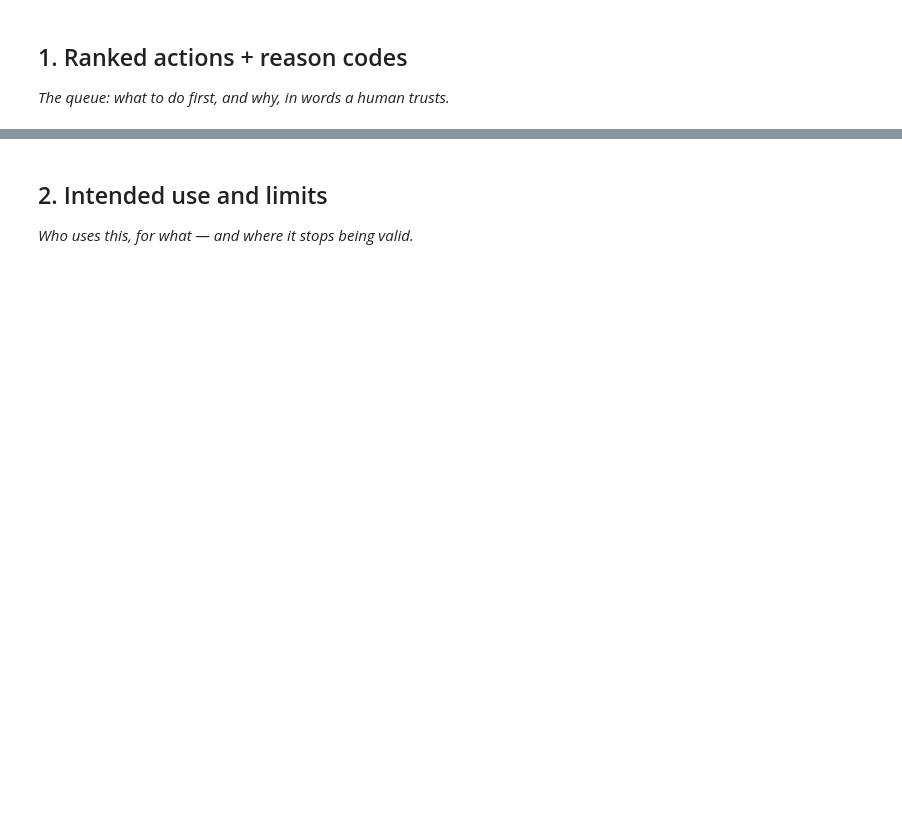
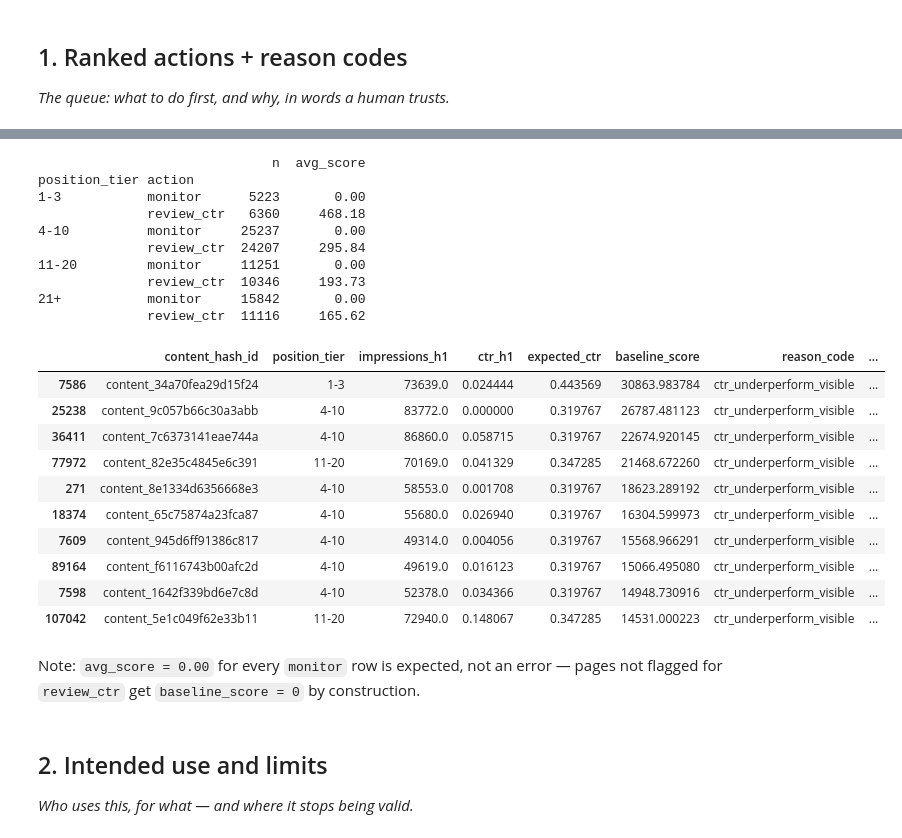
Before and after one commit to M-Sheheryar-khan/FlyRank-ML-Internship-Starter-Repo, a Jupyter notebook: work/notebooks/w07_action_playbook.ipynb, the cells around one changed output, grey strips where cells are left out. Cells and saved outputs as stored; diff of their text form; code cells hidden in the pictures; blank space fills up the shorter version.

```diff
--- a/work/notebooks/w07_action_playbook.ipynb
+++ b/work/notebooks/w07_action_playbook.ipynb
@@ -16,3 +88,39 @@ This skeleton is yours to fill. Work the sections **in order** — each one has
+# %%
+archetype_summary = data.groupby(["position_tier", "action"], observed=True).agg(
+    n=("content_hash_id", "size"),
+    avg_score=("baseline_score", "mean"),
+).round(2)
+print(archetype_summary)
+
+top10 = data.sort_values("baseline_score", ascending=False).head(10)[
+    ["content_hash_id", "position_tier", "impressions_h1", "ctr_h1",
+     "expected_ctr", "baseline_score", "reason_code", "action"]
+]
+top10
+# %% [output]
+                              n  avg_score
+position_tier action
+1-3           monitor      5223       0.00
+              review_ctr   6360     468.18
+4-10          monitor     25237       0.00
+              review_ctr  24207     295.84
+11-20         monitor     11251       0.00
+              review_ctr  10346     193.73
+21+           monitor     15842       0.00
+              review_ctr  11116     165.62
+|  | content_hash_id | position_tier | impressions_h1 | ctr_h1 | expected_ctr | baseline_score | reason_code | ... |
+| 7586 | content_34a70fea29d15f24 | 1-3 | 73639.0 | 0.024444 | 0.443569 | 30863.983784 | ctr_underperform_visible | ... |
+| 25238 | content_9c057b66c30a3abb | 4-10 | 83772.0 | 0.000000 | 0.319767 | 26787.481123 | ctr_underperform_visible | ... |
+| 36411 | content_7c6373141eae744a | 4-10 | 86860.0 | 0.058715 | 0.319767 | 22674.920145 | ctr_underperform_visible | ... |
+| 77972 | content_82e35c4845e6c391 | 11-20 | 70169.0 | 0.041329 | 0.347285 | 21468.672260 | ctr_underperform_visible | ... |
+| 271 | content_8e1334d6356668e3 | 4-10 | 58553.0 | 0.001708 | 0.319767 | 18623.289192 | ctr_underperform_visible | ... |
+| 18374 | content_65c75874a23fca87 | 4-10 | 55680.0 | 0.026940 | 0.319767 | 16304.599973 | ctr_underperform_visible | ... |
+| 7609 | content_945d6ff91386c817 | 4-10 | 49314.0 | 0.004056 | 0.319767 | 15568.966291 | ctr_underperform_visible | ... |
+| 89164 | content_f6116743b00afc2d | 4-10 | 49619.0 | 0.016123 | 0.319767 | 15066.495080 | ctr_underperform_visible | ... |
+| 7598 | content_1642f339bd6e7c8d | 4-10 | 52378.0 | 0.034366 | 0.319767 | 14948.730916 | ctr_underperform_visible | ... |
+| 107042 | content_5e1c049f62e33b11 | 11-20 | 72940.0 | 0.148067 | 0.347285 | 14531.000223 | ctr_underperform_visible | ... |
+# %% [markdown]
+Note: `avg_score = 0.00` for every `monitor` row is expected, not an error — pages not flagged for `review_ctr` get `baseline_score = 0` by construction.
 # %% [markdown]
 ## 2. Intended use and limits
 
```
Also changed, not shown: parts of 11 cells of this notebook.
